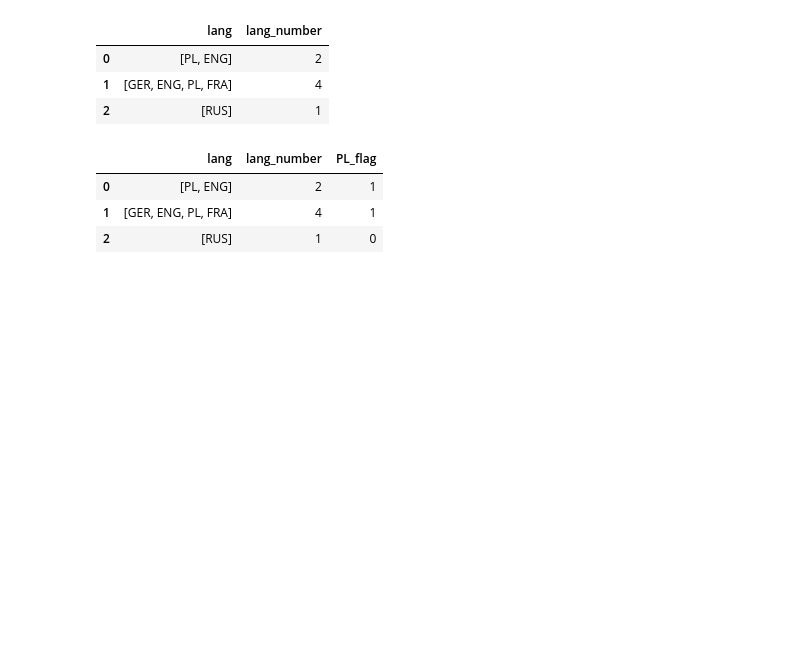
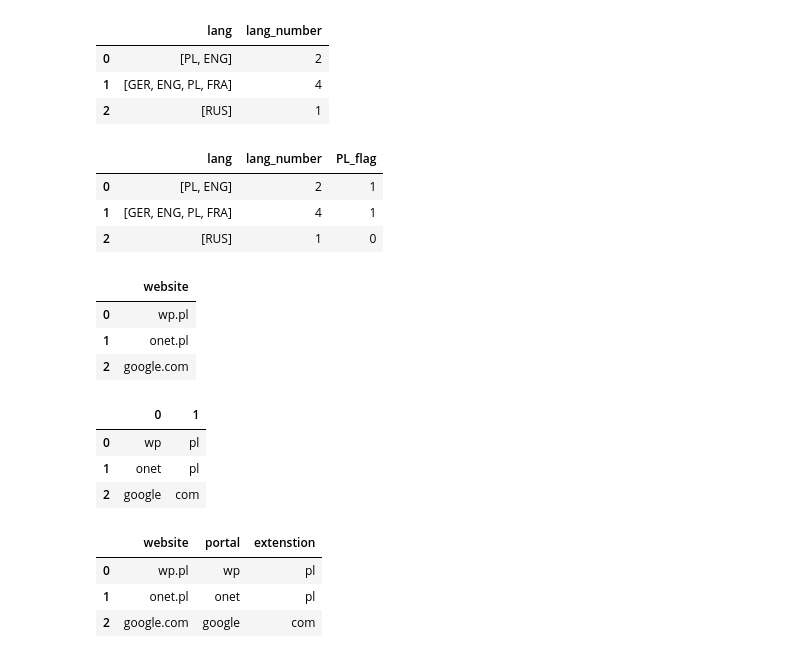
Before and after one commit to pawel-kowal/machine-learning, a Jupyter notebook: supervised/01_basics/03_fearute_extraction.ipynb, the cells around one changed output. Saved outputs shown, nothing was run; the diff lists cells and outputs as text; code cells hidden in the pictures; blank space fills up the shorter version.

```diff
--- a/supervised/01_basics/03_fearute_extraction.ipynb
+++ b/supervised/01_basics/03_fearute_extraction.ipynb
@@ -136,3 +136,28 @@ df
 | 0 | [PL, ENG] | 2 | 1 |
 | 1 | [GER, ENG, PL, FRA] | 4 | 1 |
 | 2 | [RUS] | 1 | 0 |
+# %%
+df = pd.DataFrame(data={'website':['wp.pl', 'onet.pl', 'google.com']})
+df
+# %% [output]
+|  | website |
+| 0 | wp.pl |
+| 1 | onet.pl |
+| 2 | google.com |
+# %%
+df.website.str.split('.',expand=True)
+# %% [output]
+|  | 0 | 1 |
+| 0 | wp | pl |
+| 1 | onet | pl |
+| 2 | google | com |
+# %%
+new = df.website.str.split('.',expand=True)
+df['portal'] = new[0]
+df['extenstion'] = new[1]
+df
+# %% [output]
+|  | website | portal | extenstion |
+| 0 | wp.pl | wp | pl |
+| 1 | onet.pl | onet | pl |
+| 2 | google.com | google | com |
```
Also changed, not shown: parts of 3 cells of this notebook.
